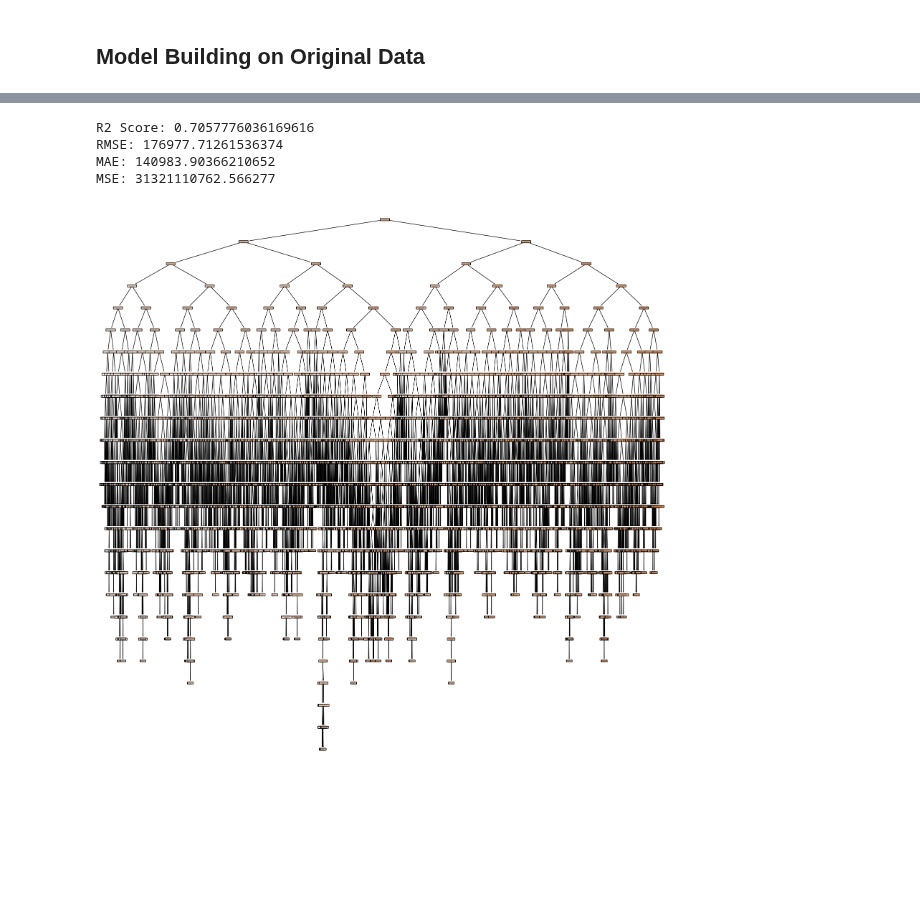
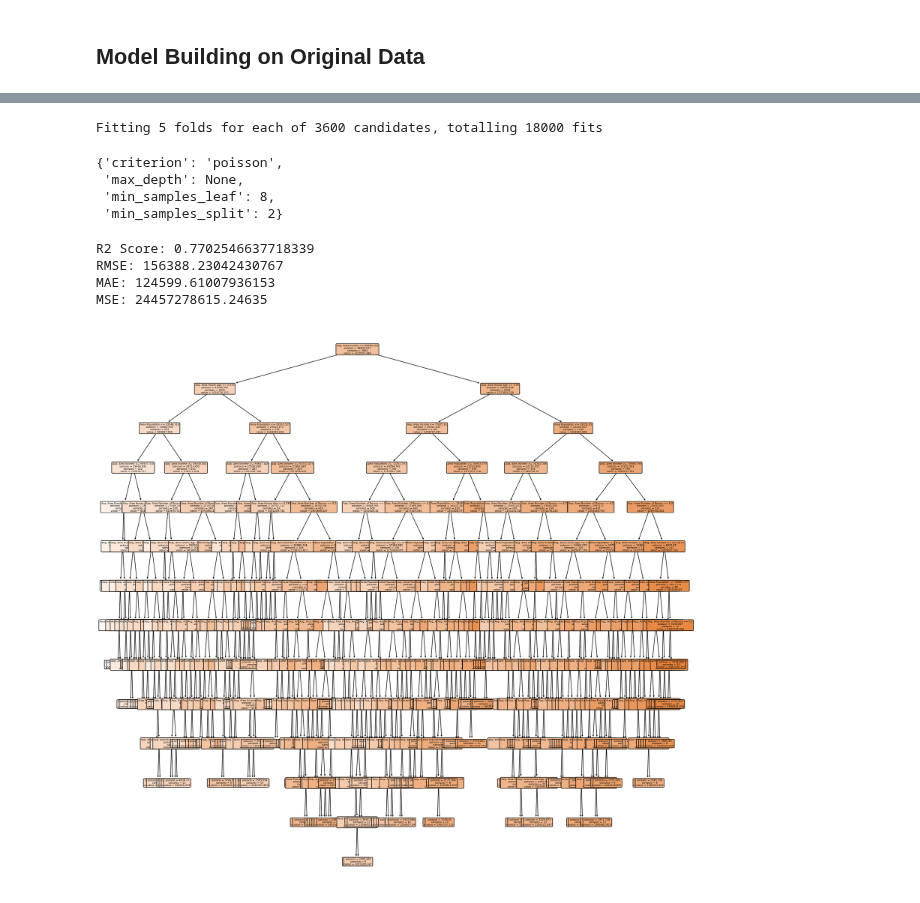
Before and after one commit to Harsh502s/ML-Assignments, a Jupyter notebook: Notebooks/Assignment 5 House Price DT.ipynb, the cells around one changed output, grey strips where cells are left out. Cells and saved outputs as stored; diff of their text form; code cells hidden in the pictures; blank space fills up the shorter version.

```diff
--- a/Notebooks/Assignment 5 House Price DT.ipynb
+++ b/Notebooks/Assignment 5 House Price DT.ipynb
@@ -13,7 +13,7 @@ pd.set_option("max_colwidth", None)
 pd.set_option("display.float_format", lambda x: "%.3f" % x)
 # %%
 # Reading the data
-df = pd.read_csv(r"C:\Users\ds12\ML Assign\Data Sets\MLK\USA_Housing.csv")
+df = pd.read_csv(r"C:\Users\harsh\College\ML-Assignments\Data Sets\MLK\USA_Housing.csv")
 df.head()
 # %% [output]
 |  | Avg. Area Income | Avg. Area House Age | Avg. Area Number of Rooms | Avg. Area Number of Bedrooms | Area Population | ... |
@@ -183,7 +176,7 @@ SCX_test[feature_list] = sc.transform(SCX_test[feature_list])
 # Importing the Regression Libraries
 from sklearn.tree import DecisionTreeRegressor
 from sklearn.ensemble import RandomForestRegressor
-from sklearn.linear_model import LinearRegression
+from sklearn.linear_model import LinearRegression,Lasso,Ridge,ElasticNet
 from sklearn.neighbors import KNeighborsRegressor
 from sklearn.svm import SVR
 from xgboost import XGBRegressor
@@ -201,12 +194,15 @@ model_list = [
     ("SVR", SVR()),
     ("XGBoost", XGBRegressor(verbosity=0)),
     ("CatBoost", CatBoostRegressor(verbose=0)),
+    ("Lasso", Lasso()),
+    ("Ridge", Ridge()),
+    ("ElasticNet", ElasticNet()),
 ]
 # %% [markdown]
 ## Model Building on Original Data
 # %%
 # Making a dataframe to store metrics and comparing the models
-df_metrics = pd.DataFrame(columns=["Model", "R2 Score", "RMSE", "MAE"])
+df_metrics = pd.DataFrame()
 
 # Fitting the models and storing the metrics
 for name, model in model_list:
@@ -224,5 +220,6 @@ for name, model in model_list:
     )
 
 # Comparing the models
+df_metrics.set_index("Model", inplace=True)
 df_metrics.sort_values(by="R2 Score", ascending=False)
 # %% [output]
@@ -267,28 +238,66 @@ df_metrics.sort_values(by="R2 Score", ascending=False)
+# %%
+# Creating GridSearchCV for Decision Tree Regressor
+
+from sklearn.model_selection import GridSearchCV
+
+# Creating instance of Decision Tree Regressor
+
+dt = DecisionTreeRegressor()
+
+# Creating a dictionary of parameters
+
+param_grid = {
+    "criterion": ["mse", "friedman_mse", "mae", "poisson"],
+    "max_depth": [None, 2, 3, 4, 5, 6, 7, 8, 9, 10],
+    "min_samples_split": [2, 3, 4, 5, 6, 7, 8, 9, 10],
+    "min_samples_leaf": [1, 2, 3, 4, 5, 6, 7, 8, 9, 10]
+}
+
+# Creating GridSearchCV instance
+
+grid_search = GridSearchCV(dt, param_grid, cv=5, n_jobs=-1, verbose=1)
+
+# Fitting the model
+
+grid_search.fit(X_train, y_train)
+
+# Printing the best parameters
+
+params = grid_search.best_params_
+# %% [output]
+Fitting 5 folds for each of 3600 candidates, totalling 18000 fits
+# %%
+params
+# %% [output]
+{'criterion': 'poisson',
+ 'max_depth': None,
+ 'min_samples_leaf': 8,
+ 'min_samples_split': 2}
 # %%
 # Creating model with Decision Tree
 
-dt = DecisionTreeRegressor()
+dt = DecisionTreeRegressor(**params,random_state=42)
 dt.fit(X_train, y_train)
 y_pred = dt.predict(X_test)
 
 # Checking the metrics
 print("R2 Score:", r2_score(y_test, y_pred))
 print("RMSE:", np.sqrt(mean_squared_error(y_test, y_pred)))
 print("MAE:", mean_absolute_error(y_test, y_pred))
 print("MSE:", mean_squared_error(y_test, y_pred))
 
 ## Plotting Tree for the model
 
 from sklearn.tree import plot_tree
 
 # Plottting only the first tree
 
 plt.figure(figsize=(20, 20))
-plot_tree(dt, feature_names=X_train.columns, filled=True, rounded=True)
+plot_tree(dt, feature_names=X_train.columns, filled=True, rounded=True,fontsize=5)
 plt.show()
 # %% [output]
-R2 Score: 0.7057776036169616
-RMSE: 176977.71261536374
-MAE: 140983.90366210652
-MSE: 31321110762.566277
+R2 Score: 0.7702546637718339
+RMSE: 156388.23042430767
+MAE: 124599.61007936153
+MSE: 24457278615.24635
-[figure, old version]
+[figure, new version]
```
Also changed, not shown: parts of 5 cells of this notebook, 4 other files.
